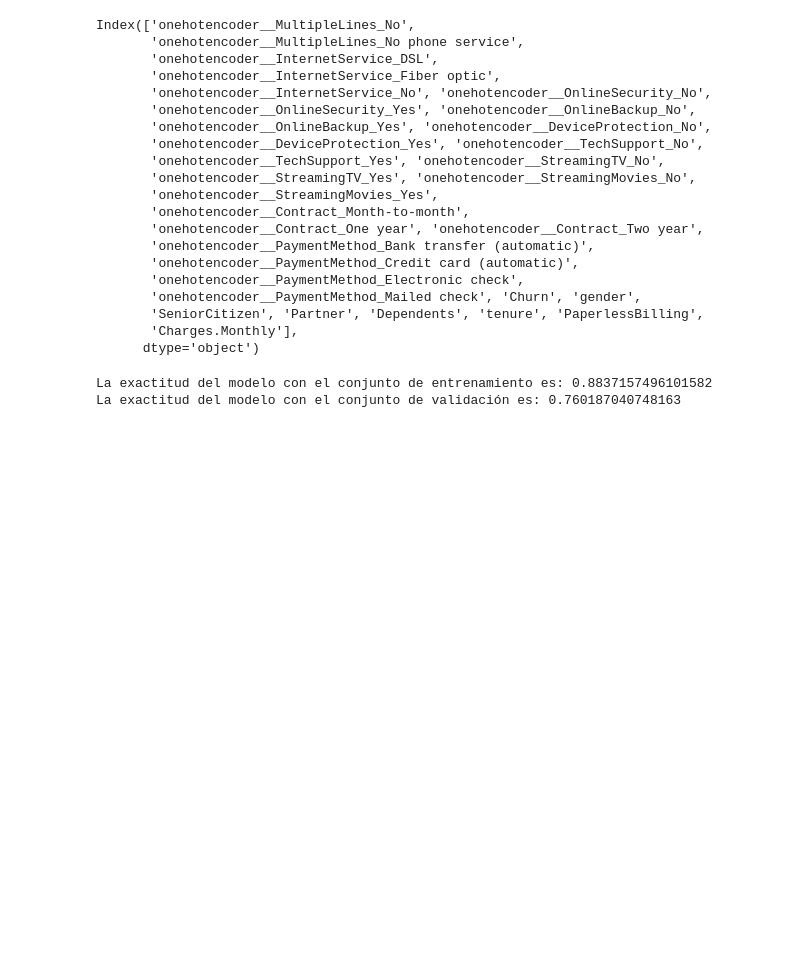
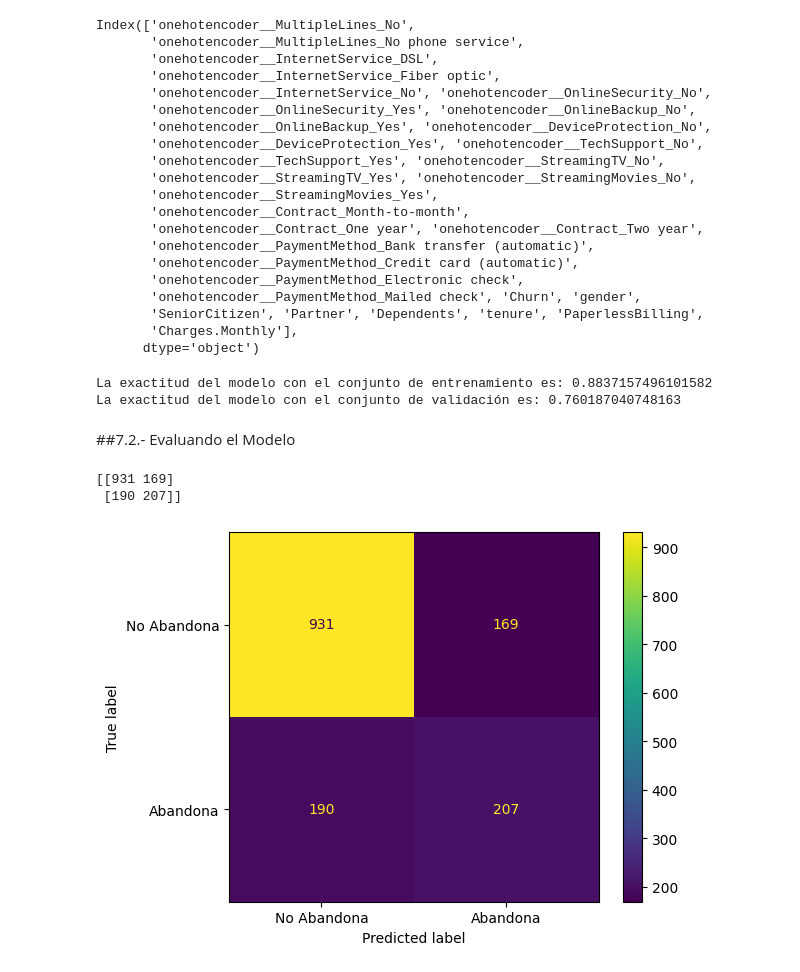
Before and after one commit to Antonio-B85/challenge-Parte-2--TelecomX, a Jupyter notebook: TelecomX_Parte2.ipynb, the cells around one changed output. Drawn from its saved outputs; the diff is of its cells as text; code cells hidden in the pictures; blank space fills up the shorter version.

Commit message:
Evaluando el Modelo

```diff
--- a/TelecomX_Parte2.ipynb
+++ b/TelecomX_Parte2.ipynb
@@ -745,3 +745,5 @@ print(f'La exactitud del modelo con el conjunto de validación es: {modelo_dtc.s
 # %% [output]
 La exactitud del modelo con el conjunto de entrenamiento es: 0.8837157496101582
 La exactitud del modelo con el conjunto de validación es: 0.760187040748163
+# %% [markdown]
+##7.2.- Evaluando el Modelo
@@ -747,0 +752,7 @@ La exactitud del modelo con el conjunto de validación es: 0.760187040748163
+# %%
+y_previsto = modelo_dtc.predict(X_val)
+matriz_confusion = confusion_matrix(y_val, y_previsto)
+print(matriz_confusion)
+# %% [output]
+[[931 169]
+ [190 207]]
@@ -747,0 +761,5 @@ La exactitud del modelo con el conjunto de validación es: 0.760187040748163
+# %%
+visualizacion = ConfusionMatrixDisplay(confusion_matrix=matriz_confusion, display_labels=['No Abandona', 'Abandona'])
+visualizacion.plot();
+# %% [output]
+[figure, added]
```
Also changed, not shown: parts of 2 cells of this notebook.
